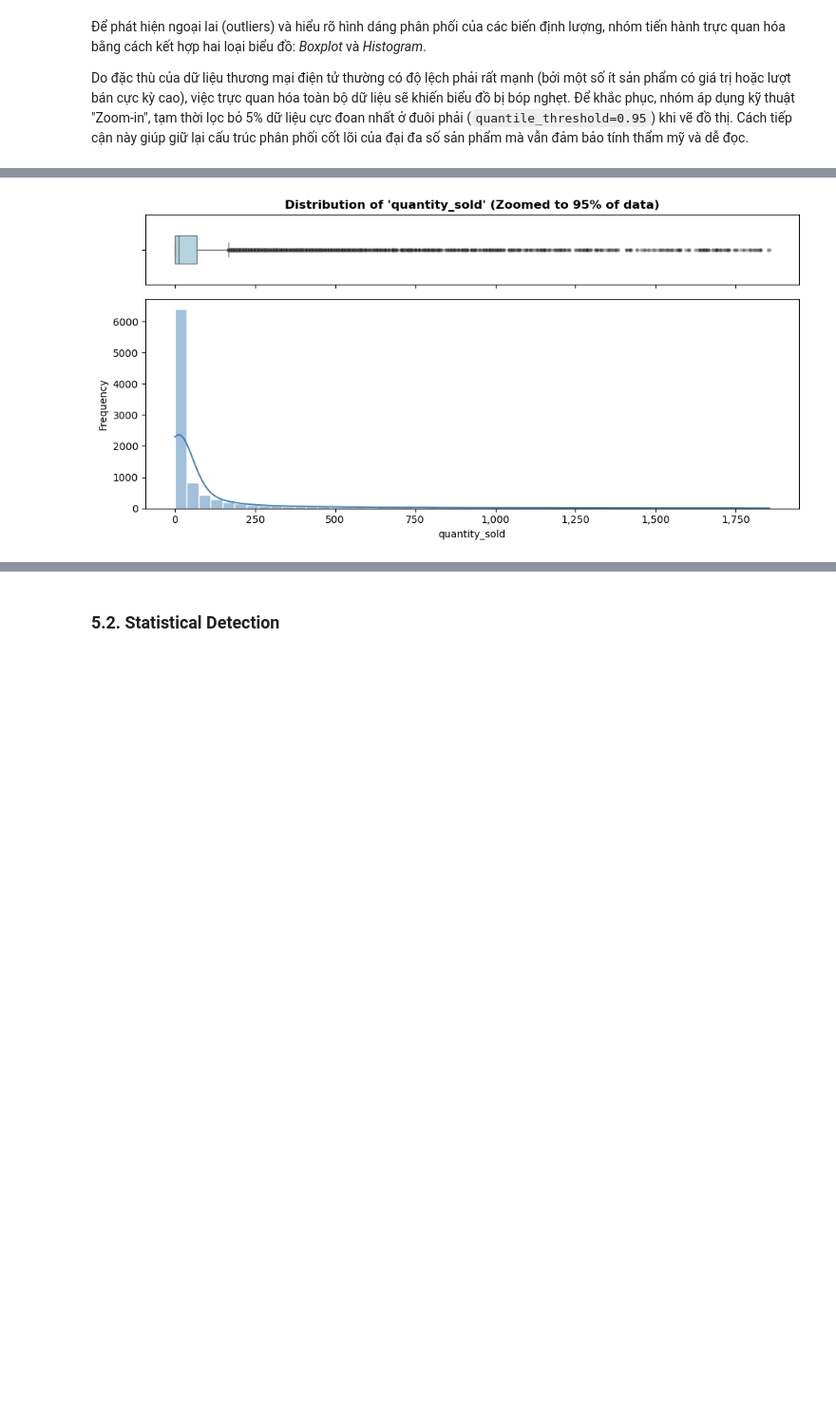
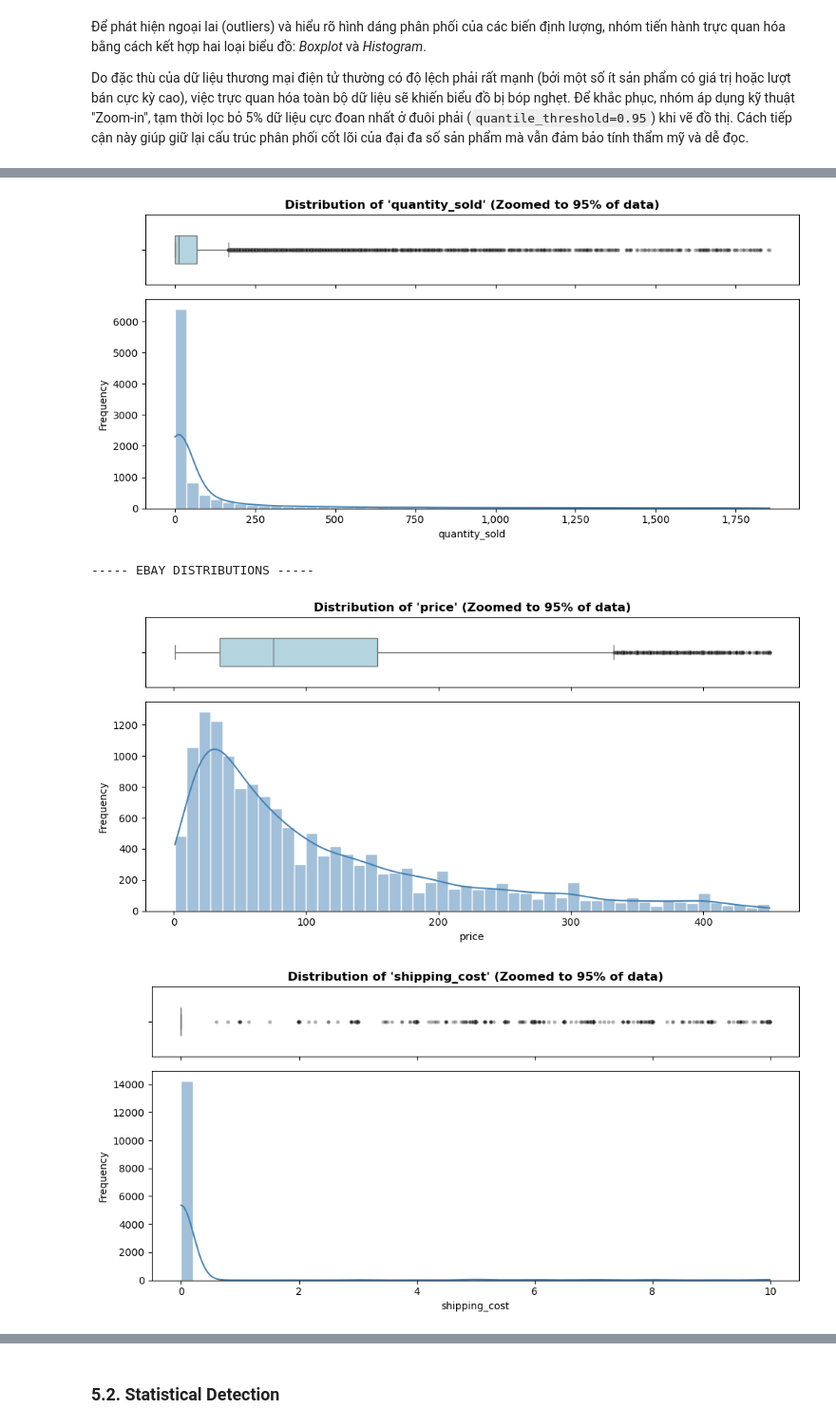
Before and after one commit to HuynhDucThinh/DV_Lab1, a Jupyter notebook: notebooks/02_data_preprocessing.ipynb, the cells around one changed output, grey strips where cells are left out. Shown at 95% size. Saved outputs shown, nothing was run; the diff lists cells and outputs as text; code cells hidden in the pictures; blank space fills up the shorter version.

```diff
--- a/notebooks/02_data_preprocessing.ipynb
+++ b/notebooks/02_data_preprocessing.ipynb
@@ -56,3 +125,24 @@ Bộ dữ liệu không chứa dòng trùng lặp hay dòng rỗng hoàn toàn,
 ### **3.3. Structural Errors & Consistency**
 # %% [markdown]
 Xử lý các lỗi đánh máy, chuẩn hóa text (ví dụ: viết hoa/thường, xóa khoảng trắng thừa, đồng nhất đơn vị tính).
+# %%
+# ---- Tiki Standardization ----
+df_tiki['brand'] = df_tiki['brand'].apply(lambda x: str(x).strip())
+df_tiki['name'] = df_tiki['name'].apply(lambda x: str(x).strip() if pd.notnull(x) else x)
+df_tiki['category'] = df_tiki['category'].apply(lambda x: str(x).strip().title() if pd.notnull(x) else x)
+
+# Convert all 'NaN', 'nan', 'None' strings back to actual NaN or Unknown
+df_tiki['brand'] = df_tiki['brand'].replace(['nan', 'NaN', 'None', 'Unknown', 'Root', 'OEM'], 'Unknown')
+
+# ---- Ebay Standardization ----
+# Ebay text cleansing
+df_ebay['title'] = df_ebay['title'].apply(lambda x: str(x).strip() if pd.notnull(x) else x)
+if 'category_path' in df_ebay.columns:
+    df_ebay['category_path'] = df_ebay['category_path'].apply(lambda x: str(x).strip().title() if pd.notnull(x) else x)
+
+if 'seller_username' in df_ebay.columns:
+    df_ebay['seller_username'] = df_ebay['seller_username'].apply(lambda x: str(x).strip().lower() if pd.notnull(x) else 'unknown')
+
+# Fix text encoding/format inside strings
+display(df_tiki.head(2))
+display(df_ebay.head(2))
@@ -75,14 +239,20 @@ Tính toán tỷ lệ missing values cho từng cột (dùng bảng hoặc biể
 
 Do đặc thù của dữ liệu thương mại điện tử thường có độ lệch phải rất mạnh (bởi một số ít sản phẩm có giá trị hoặc lượt bán cực kỳ cao), việc trực quan hóa toàn bộ dữ liệu sẽ khiến biểu đồ bị bóp nghẹt. Để khắc phục, nhóm áp dụng kỹ thuật "Zoom-in", tạm thời lọc bỏ 5% dữ liệu cực đoan nhất ở đuôi phải (`quantile_threshold=0.95`) khi vẽ đồ thị. Cách tiếp cận này giúp giữ lại cấu trúc phân phối cốt lõi của đại đa số sản phẩm mà vẫn đảm bảo tính thẩm mỹ và dễ đọc.
 # %%
-numeric_features = [
-    'price', 'original_price', 'discount_rate',
-    'rating_average', 'review_count', 'quantity_sold'
-]
+numeric_features_tiki = ['price', 'original_price', 'discount_rate', 'rating_average', 'review_count', 'quantity_sold']
+numeric_features_ebay = ['price', 'shipping_cost', 'seller_feedback_score', 'seller_feedback_percent']
 
+print("----- TIKI DISTRIBUTIONS -----")
 plot_distribution_with_zoom(
-    df=df_products,
-    columns=numeric_features,
+    df=df_tiki,
+    columns=[c for c in numeric_features_tiki if c in df_tiki.columns],
     quantile_threshold=0.95
 )
+
+print("----- EBAY DISTRIBUTIONS -----")
+plot_distribution_with_zoom(
+    df=df_ebay,
+    columns=[c for c in numeric_features_ebay if c in df_ebay.columns],
+    quantile_threshold=0.95
+)
 # %% [output]
@@ -89,6 +260,9 @@ plot_distribution_with_zoom(
 [figure]
 [figure]
 [figure]
 [figure]
 [figure]
 [figure]
+----- EBAY DISTRIBUTIONS -----
+[figure, added]
+[figure, added]
```
Also changed, not shown: parts of 31 cells of this notebook, 1 other file.
